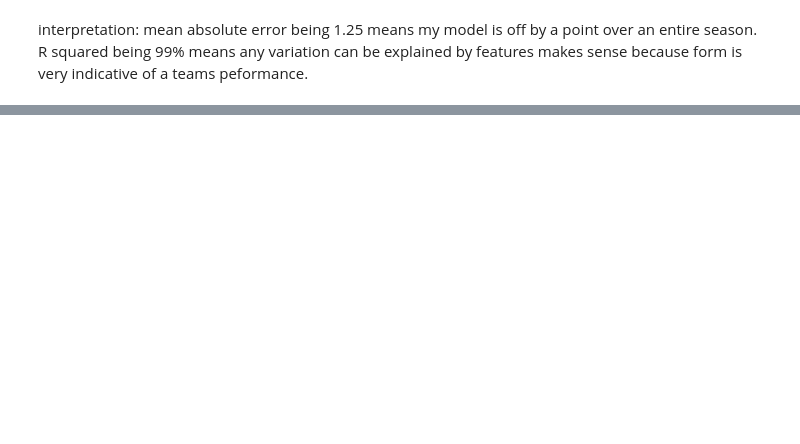
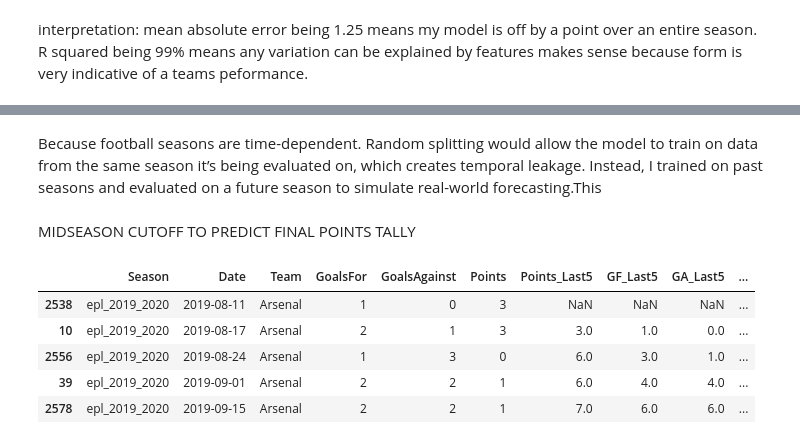
Before and after one commit to calmo4/prem_ml_2526, a Jupyter notebook: notebooks/01_exploration.ipynb, the cells around one changed output, grey strips where cells are left out. Drawn from its saved outputs; the diff is of its cells as text; code cells hidden in the pictures; blank space fills up the shorter version.

```diff
--- a/notebooks/01_exploration.ipynb
+++ b/notebooks/01_exploration.ipynb
@@ -450,0 +596,4 @@ R squared being 99% means any variation can be explained by features makes sense
+# %% [markdown]
+Because football seasons are time-dependent. Random splitting would allow the model to train on data from the same season it’s being evaluated on, which creates temporal leakage. Instead, I trained on past seasons and evaluated on a future season to simulate real-world forecasting.This
+# %% [markdown]
+MIDSEASON CUTOFF TO PREDICT FINAL POINTS TALLY
@@ -450,0 +602,17 @@ R squared being 99% means any variation can be explained by features makes sense
+# %%
+team_matches = team_matches.sort_values(["Season", "Team", "Date"])
+
+team_matches["MatchNumber"] = (
+    team_matches
+    .groupby(["Season", "Team"])
+    .cumcount() + 1
+)
+
+team_matches.head()
+# %% [output]
+|  | Season | Date | Team | GoalsFor | GoalsAgainst | Points | Points_Last5 | GF_Last5 | GA_Last5 | ... |
+| 2538 | epl_2019_2020 | 2019-08-11 | Arsenal | 1 | 0 | 3 | NaN | NaN | NaN | ... |
+| 10 | epl_2019_2020 | 2019-08-17 | Arsenal | 2 | 1 | 3 | 3.0 | 1.0 | 0.0 | ... |
+| 2556 | epl_2019_2020 | 2019-08-24 | Arsenal | 1 | 3 | 0 | 6.0 | 3.0 | 1.0 | ... |
+| 39 | epl_2019_2020 | 2019-09-01 | Arsenal | 2 | 2 | 1 | 6.0 | 4.0 | 4.0 | ... |
+| 2578 | epl_2019_2020 | 2019-09-15 | Arsenal | 2 | 2 | 1 | 7.0 | 6.0 | 6.0 | ... |
```
Also changed, not shown: parts of 38 cells of this notebook, 8 other files.
